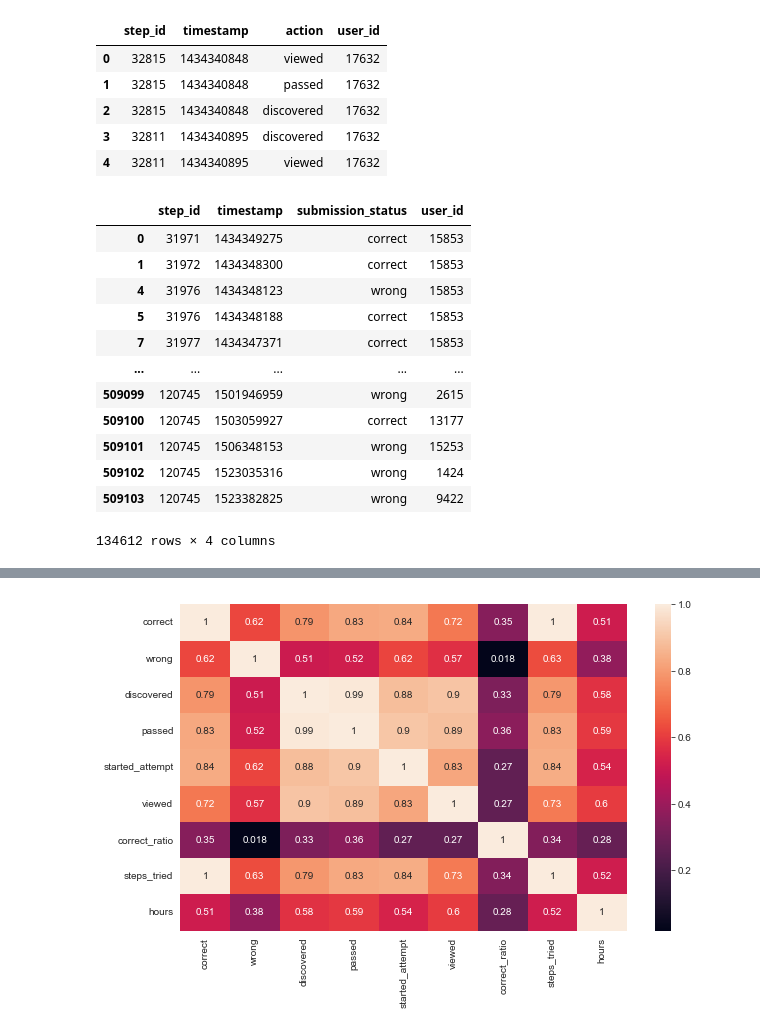
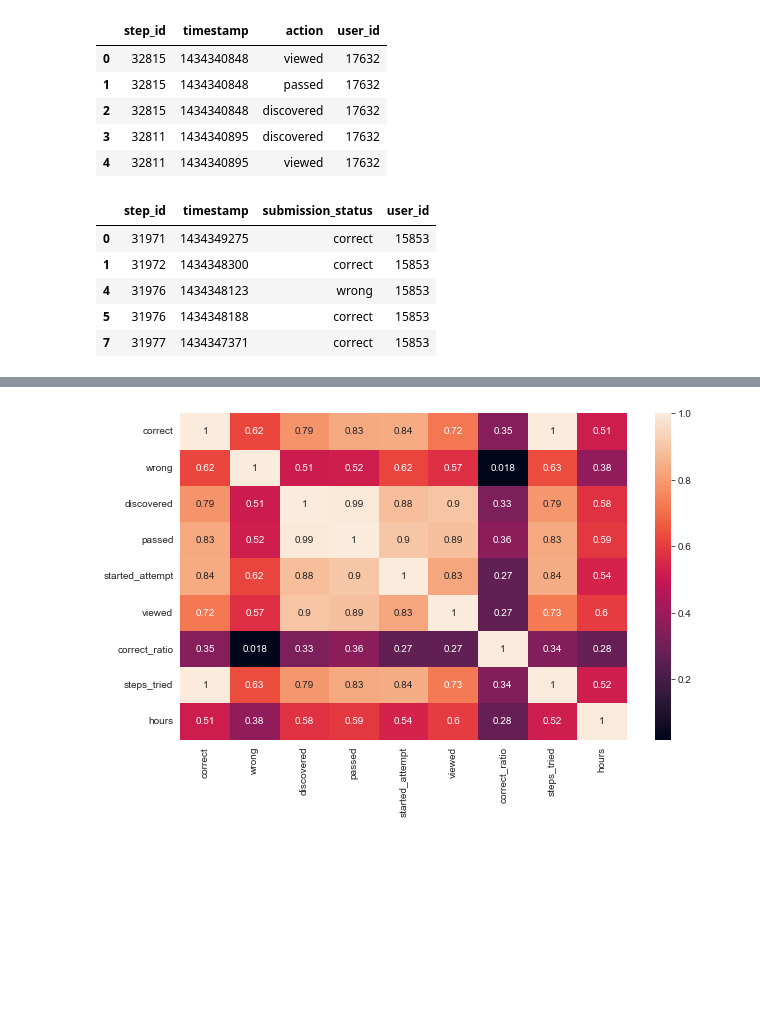
Before and after one commit to stepanskiba/ml_stepik_project, a Jupyter notebook: data_preprocesing.ipynb, the cells around one changed output, grey strips where cells are left out. Drawn from its saved outputs; the diff is of its cells as text; code cells hidden in the pictures; blank space fills up the shorter version.

```diff
--- a/data_preprocesing.ipynb
+++ b/data_preprocesing.ipynb
@@ -26,37 +26,30 @@ events_data.head()
 # %%
 def time_filter(data, days=2):
     """Фильтруем данные за первые сколько-то дней"""
 
     # создаем таблицу с первым и последним действием юзера
     min_max_user_time = data.groupby('user_id').agg({'timestamp': 'min'}).rename(
         columns={'timestamp': 'min_timestamp'}).reset_index()
 
     data_time_filtered = pd.merge(data, min_max_user_time, on='user_id', how='outer')
 
     # отбираем те записи, которые не позднее какого-то количества дней с начала учебы
     learning_time_threshold = days * 24 * 60 * 60
     data_time_filtered = data_time_filtered.query("timestamp <= min_timestamp + @learning_time_threshold")
 
     assert data_time_filtered.user_id.nunique() == data.user_id.nunique()
 
     return data_time_filtered.drop(['min_timestamp'], axis=1)
 
 
-time_filter(submissions_data)
+time_filter(submissions_data).head()
 # %% [output]
 |  | step_id | timestamp | submission_status | user_id |
 | 0 | 31971 | 1434349275 | correct | 15853 |
 | 1 | 31972 | 1434348300 | correct | 15853 |
 | 4 | 31976 | 1434348123 | wrong | 15853 |
 | 5 | 31976 | 1434348188 | correct | 15853 |
 | 7 | 31977 | 1434347371 | correct | 15853 |
-| ... | ... | ... | ... | ... |
-| 509099 | 120745 | 1501946959 | wrong | 2615 |
-| 509100 | 120745 | 1503059927 | correct | 13177 |
-| 509101 | 120745 | 1506348153 | wrong | 15253 |
-| 509102 | 120745 | 1523035316 | wrong | 1424 |
-| 509103 | 120745 | 1523382825 | wrong | 9422 |
-134612 rows × 4 columns
 # %%
 def base_features(events_data, submissions_data):
     """Создаем датасет с базовыми фичами: действия юзера
```
Also changed, not shown: parts of 3 cells of this notebook.
